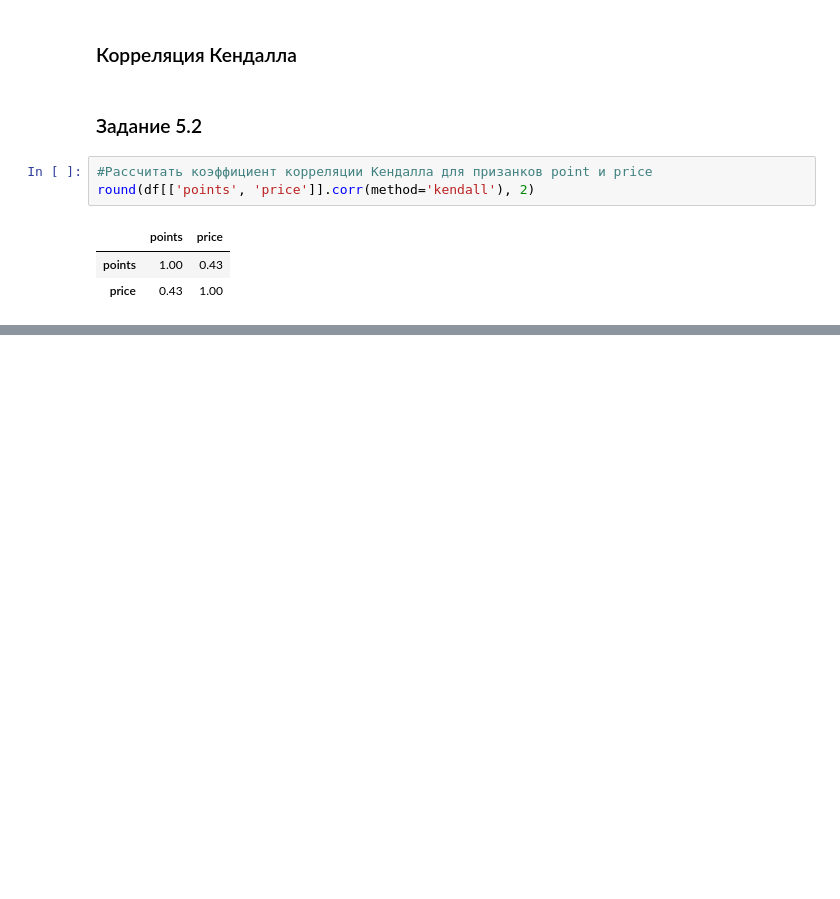
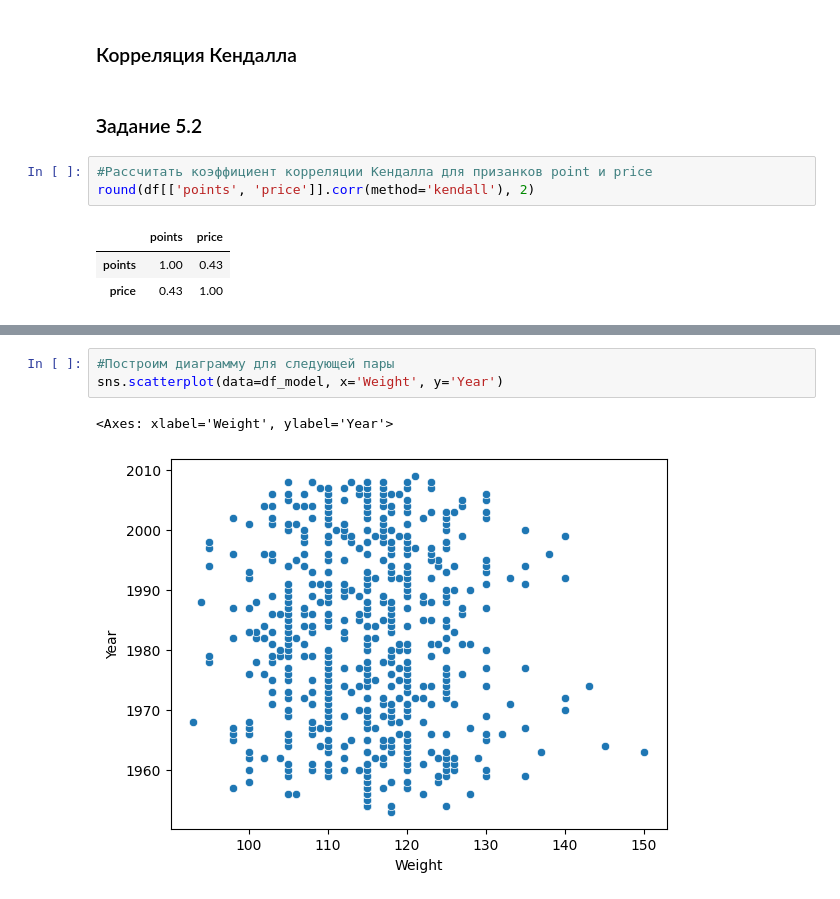
Before and after one commit to ret4ed/Sf_DS_game_1, a Jupyter notebook: Skillfactory/EDA_2_Математическая статистика в контексте EDA/Математическая статистика в контексте EDA.ipynb, the cells around one changed output, grey strips where cells are left out. Saved outputs shown, nothing was run; the diff lists cells and outputs as text; blank space fills up the shorter version.

```diff
--- a/Skillfactory/EDA_2_Математическая статистика в контексте EDA/Математическая статистика в контексте EDA.ipynb
+++ b/Skillfactory/EDA_2_Математическая статистика в контексте EDA/Математическая статистика в контексте EDA.ipynb
@@ -183,0 +259,6 @@ round(df[['points', 'price']].corr(method='kendall'), 2)
+# %%
+#Построим диаграмму для следующей пары
+sns.scatterplot(data=df_model, x='Weight', y='Year')
+# %% [output]
+<Axes: xlabel='Weight', ylabel='Year'>
+[figure, added]
```
Also changed, not shown: parts of 26 cells of this notebook, 1 other file.
